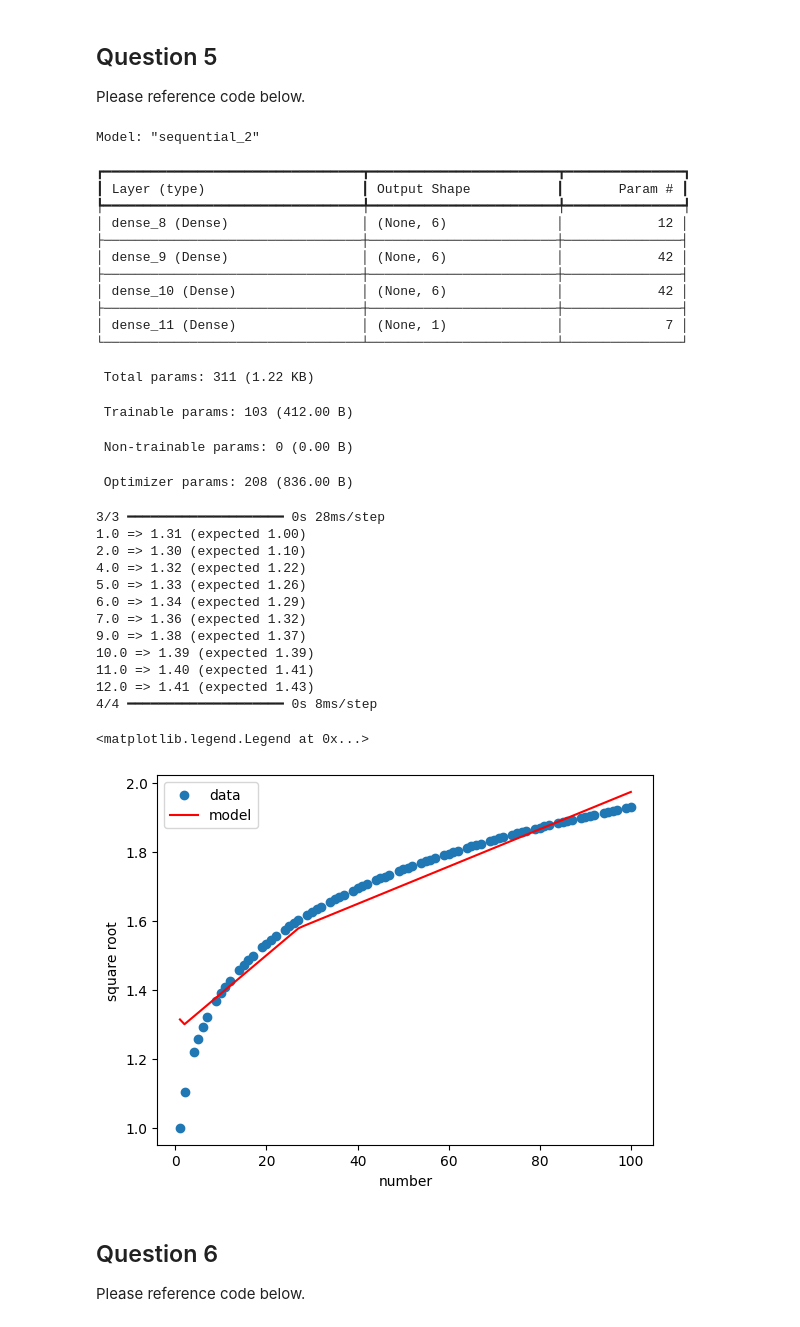
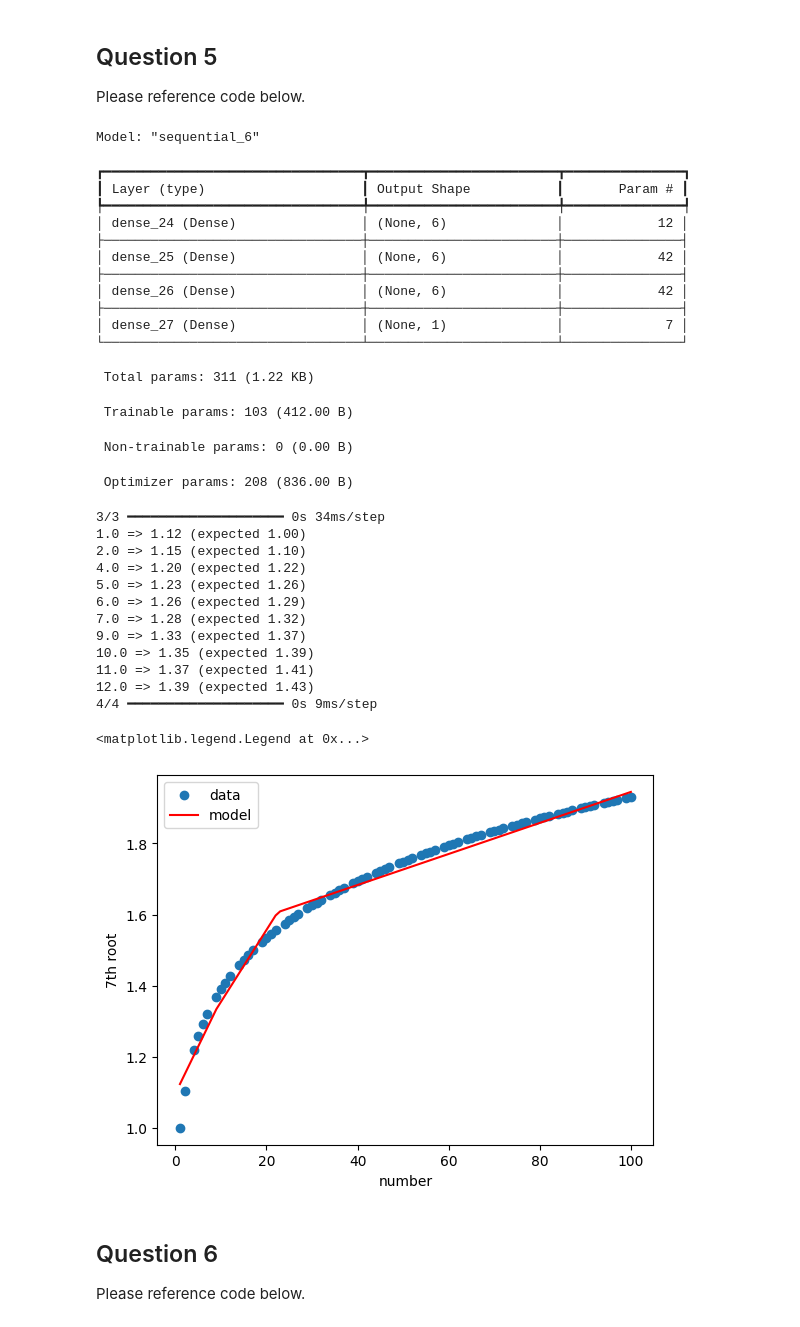
Before and after one commit to jolied-14/MLE-F2025, a Jupyter notebook: Homework1.ipynb, the cells around one changed output. Cells and saved outputs as stored; diff of their text form; code cells hidden in the pictures.

```diff
--- a/Homework1.ipynb
+++ b/Homework1.ipynb
@@ -135,52 +152,52 @@ model.compile(loss=mse, optimizer=opt)
 model.fit(X,y,epochs=2000,batch_size=50, verbose=0)
 model.summary()
 
 #make class predictions with the model
 predictions = model.predict(X)
 
 #summarize the first 10 cases
 for i in range(10):
     print('%s => %.2f (expected %.2f)' %(X[i].tolist(), predictions[i], y[i]) )
 
 
 import matplotlib.pyplot as plt
 number_grid = np.linspace(1, 100, 100)
 plt.scatter(X,y, label='data')
 plt.plot(number_grid,model.predict(number_grid) , color='red', label='model')
 plt.xlabel('number')
-plt.ylabel('square root')
+plt.ylabel('7th root')
 plt.legend()
 # %% [output]
-Model: "sequential_2"
+Model: "sequential_6"
 ┏━━━━━━━━━━━━━━━━━━━━━━━━━━━━━━━━━┳━━━━━━━━━━━━━━━━━━━━━━━━┳━━━━━━━━━━━━━━━┓
 ┃ Layer (type)                    ┃ Output Shape           ┃       Param # ┃
 ┡━━━━━━━━━━━━━━━━━━━━━━━━━━━━━━━━━╇━━━━━━━━━━━━━━━━━━━━━━━━╇━━━━━━━━━━━━━━━┩
-│ dense_8 (Dense)                 │ (None, 6)              │            12 │
+│ dense_24 (Dense)                │ (None, 6)              │            12 │
 ├─────────────────────────────────┼────────────────────────┼───────────────┤
-│ dense_9 (Dense)                 │ (None, 6)              │            42 │
+│ dense_25 (Dense)                │ (None, 6)              │            42 │
 ├─────────────────────────────────┼────────────────────────┼───────────────┤
-│ dense_10 (Dense)                │ (None, 6)              │            42 │
+│ dense_26 (Dense)                │ (None, 6)              │            42 │
 ├─────────────────────────────────┼────────────────────────┼───────────────┤
-│ dense_11 (Dense)                │ (None, 1)              │             7 │
+│ dense_27 (Dense)                │ (None, 1)              │             7 │
 └─────────────────────────────────┴────────────────────────┴───────────────┘
  Total params: 311 (1.22 KB)
  Trainable params: 103 (412.00 B)
  Non-trainable params: 0 (0.00 B)
  Optimizer params: 208 (836.00 B)
-3/3 ━━━━━━━━━━━━━━━━━━━━ 0s 28ms/step
-1.0 => 1.31 (expected 1.00)
-2.0 => 1.30 (expected 1.10)
-4.0 => 1.32 (expected 1.22)
-5.0 => 1.33 (expected 1.26)
-6.0 => 1.34 (expected 1.29)
-7.0 => 1.36 (expected 1.32)
-9.0 => 1.38 (expected 1.37)
-10.0 => 1.39 (expected 1.39)
-11.0 => 1.40 (expected 1.41)
-12.0 => 1.41 (expected 1.43)
-4/4 ━━━━━━━━━━━━━━━━━━━━ 0s 8ms/step
+3/3 ━━━━━━━━━━━━━━━━━━━━ 0s 34ms/step
+1.0 => 1.12 (expected 1.00)
+2.0 => 1.15 (expected 1.10)
+4.0 => 1.20 (expected 1.22)
+5.0 => 1.23 (expected 1.26)
+6.0 => 1.26 (expected 1.29)
+7.0 => 1.28 (expected 1.32)
+9.0 => 1.33 (expected 1.37)
+10.0 => 1.35 (expected 1.39)
+11.0 => 1.37 (expected 1.41)
+12.0 => 1.39 (expected 1.43)
+4/4 ━━━━━━━━━━━━━━━━━━━━ 0s 9ms/step
 <matplotlib.legend.Legend at 0x...>
-[figure, old version]
+[figure, new version]
 # %% [markdown]
 ## Question 6
 
```
Also changed, not shown: parts of 2 cells of this notebook.
